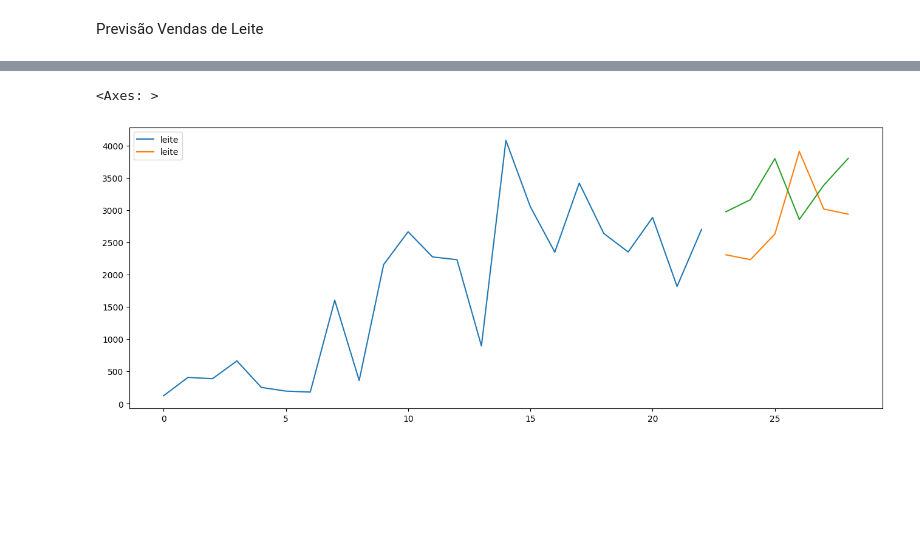
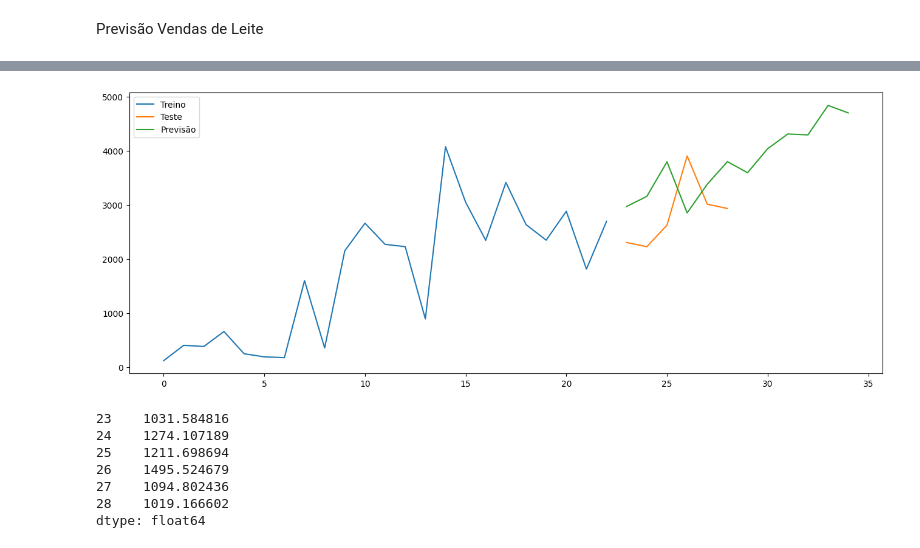
Before and after one commit to kylesonev/fazenda-coop, a Jupyter notebook: notebooks/02_EDA_vendas.ipynb, the cells around one changed output, grey strips where cells are left out. Saved outputs shown, nothing was run; the diff lists cells and outputs as text; code cells hidden in the pictures; blank space fills up the shorter version.

```diff
--- a/notebooks/02_EDA_vendas.ipynb
+++ b/notebooks/02_EDA_vendas.ipynb
@@ -161,8 +167,9 @@ previsao
 dtype: float64
 # %%
-training_y.plot(figsize=(16,6), legend=True)
-test_y.plot(legend=True)
-previsao.plot()
+training_y.plot(figsize=(16,6), label='Treino')
+test_y.plot(label = 'Teste')
+previsao.plot(label='Previsão')
+plt.legend()
+plt.show()
 # %% [output]
-<Axes: >
-[figure, old version]
+[figure, new version]
@@ -168,0 +186,18 @@ previsao.plot()
+# %%
+model = auto_arima(y = training_y,
+                   X = training_X,
+                   m = 12)
+
+
+n_periodos = len(test_y)
+previsao = model.predict(n_periods=n_periodos, X=test_X)
+
+previsao
+# %% [output]
+23    1031.584816
+24    1274.107189
+25    1211.698694
+26    1495.524679
+27    1094.802436
+28    1019.166602
+dtype: float64
```
Also changed, not shown: parts of 4 cells of this notebook, 1 other file.
